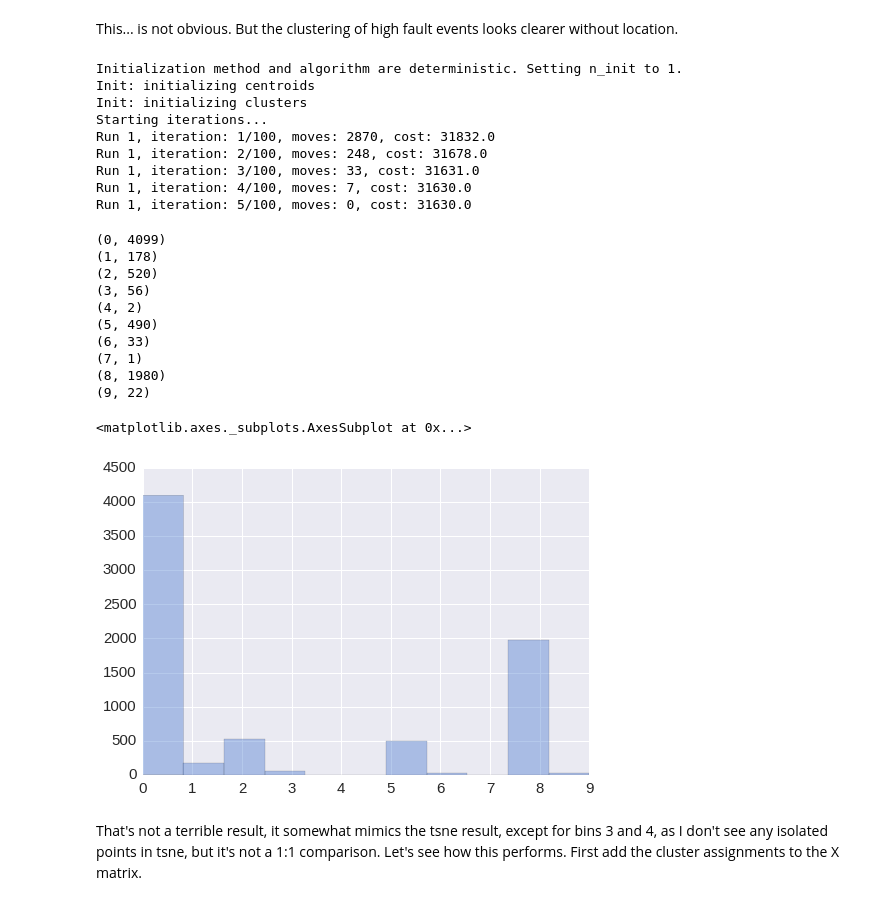
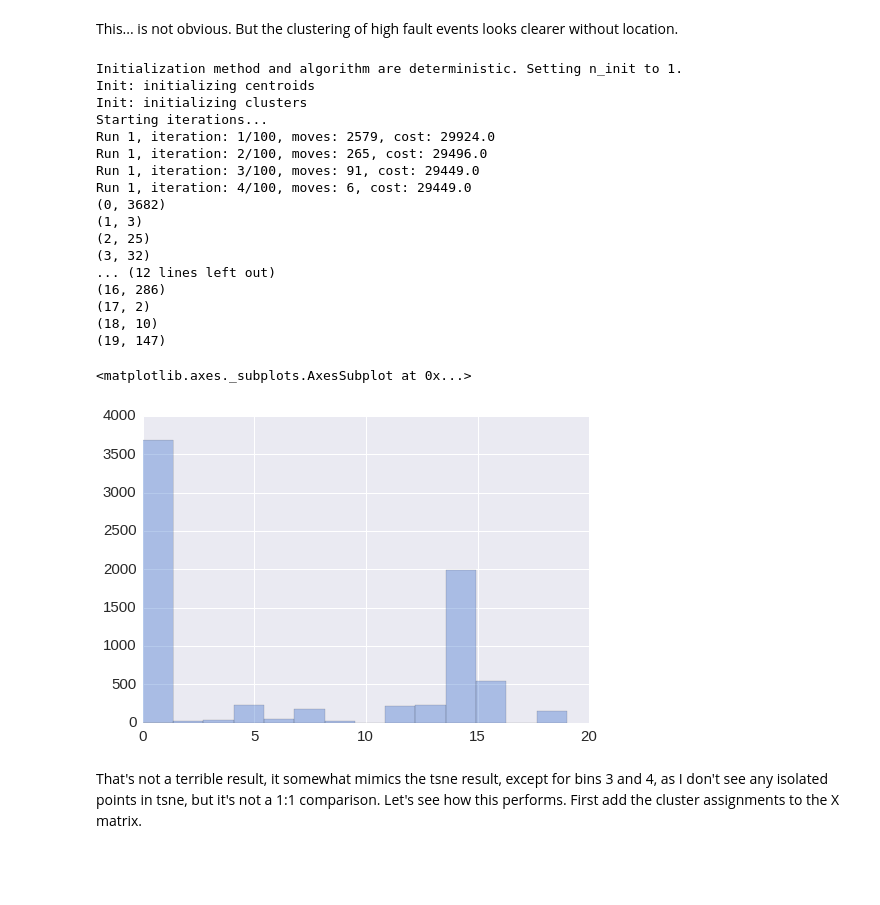
Before and after one commit to abiraja2004/ml_fun, a Jupyter notebook: telstra/notes.ipynb, the cells around one changed output. Drawn from its saved outputs; the diff is of its cells as text; code cells hidden in the pictures; blank space fills up the shorter version.

```diff
--- a/telstra/notes.ipynb
+++ b/telstra/notes.ipynb
@@ -339,6 +349,0 @@ File path: /home/kcavagnolo/ml_fun/telstra/data/features.h5
-# %%
-# check the df contents to be sure it's okay
-df = store['df']
-df.sort_index(inplace=True)
-print df.columns
-df.head()
@@ -374,8 +363,8 @@ axs = [ax1, ax2, ax3, ax4]
 
 # iterate over each
 for i, b in enumerate(a):
-    y = df.filter(regex=b).apply(pd.value_counts).fillna(0).T[1]
-    #y = 100.*(y/df.shape[0])
+    y = df_train.filter(regex=b).apply(pd.value_counts).fillna(0).T[1]
+    y = 100.*(y/df.shape[0])
     x = range(1,len(y)+1)
     axs[i].bar(x, y, label=a[i])
     axs[i].set_ylabel(a[i])
@@ -520,36 +564,36 @@ py.iplot_mpl(mpl_fig, strip_style=True)
 This... is not obvious. But the clustering of high fault events looks clearer without location.
 # %%
 from kmodes import kmodes
-km = kmodes.KModes(n_clusters=10, init='Cao', n_init=5, verbose=1)
+from collections import Counter
+
+# build the clusters
+km = kmodes.KModes(n_clusters=20, init='Cao', n_init=5, verbose=1)
 clusters = km.fit_predict(X_nl)
+
+# viz the cluster dist
+for i in Counter(clusters).items():
+    print i
+sns.distplot(clusters, kde=False)
 # %% [output]
 Initialization method and algorithm are deterministic. Setting n_init to 1.
 Init: initializing centroids
 Init: initializing clusters
 Starting iterations...
-Run 1, iteration: 1/100, moves: 2870, cost: 31832.0
-Run 1, iteration: 2/100, moves: 248, cost: 31678.0
-Run 1, iteration: 3/100, moves: 33, cost: 31631.0
-Run 1, iteration: 4/100, moves: 7, cost: 31630.0
-Run 1, iteration: 5/100, moves: 0, cost: 31630.0
+Run 1, iteration: 1/100, moves: 2579, cost: 29924.0
+Run 1, iteration: 2/100, moves: 265, cost: 29496.0
+Run 1, iteration: 3/100, moves: 91, cost: 29449.0
+Run 1, iteration: 4/100, moves: 6, cost: 29449.0
+(0, 3682)
+(1, 3)
+(2, 25)
+(3, 32)
+... (12 lines left out)
+(16, 286)
+(17, 2)
+(18, 10)
+(19, 147)
+<matplotlib.axes._subplots.AxesSubplot at 0x...>
+[figure, added]
-# %%
-from collections import Counter
-for i in Counter(clusters).items():
-    print i
-sns.distplot(clusters, kde=False)
-# %% [output]
-(0, 4099)
-(1, 178)
-(2, 520)
-(3, 56)
-(4, 2)
-(5, 490)
-(6, 33)
-(7, 1)
-(8, 1980)
-(9, 22)
-<matplotlib.axes._subplots.AxesSubplot at 0x...>
-[figure, removed]
 # %% [markdown]
 That's not a terrible result, it somewhat mimics the tsne result, except for bins 3 and 4, as I don't see any isolated points in tsne, but it's not a 1:1 comparison. Let's see how this performs. First add the cluster assignments to the X matrix.
 # %%
```
Also changed, not shown: parts of 27 cells of this notebook, 1 other file.
